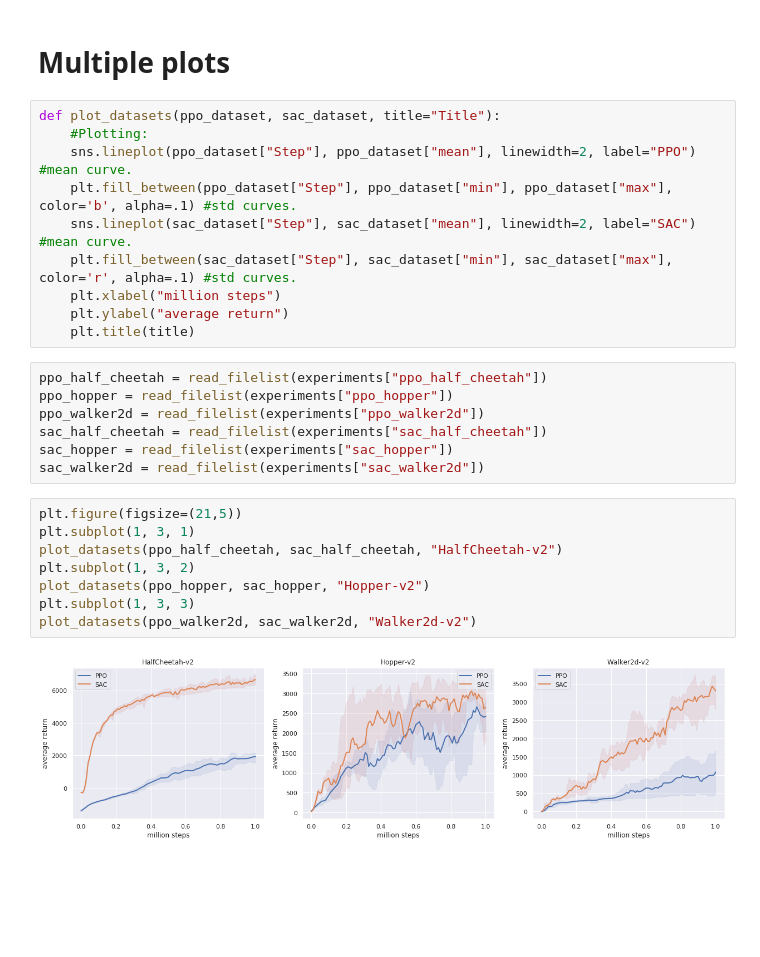
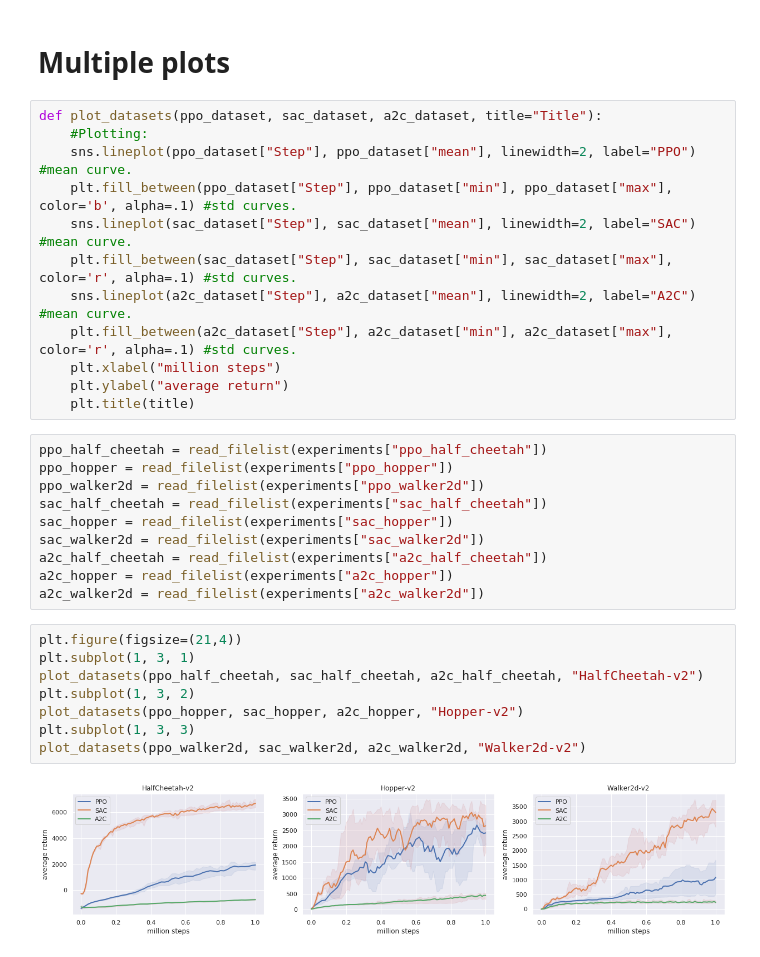
Before and after one commit to raznem/sac_ppo, a Jupyter notebook: notebooks/Plots.ipynb, the cells around one changed output. Drawn from its saved outputs; the diff is of its cells as text; blank space fills up the shorter version.

Commit message:
A2C plot

```diff
--- a/notebooks/Plots.ipynb
+++ b/notebooks/Plots.ipynb
@@ -99,12 +99,14 @@ Text(0, 0.5, 'average return')
 # %% [markdown]
 # Multiple plots
 # %%
-def plot_datasets(ppo_dataset, sac_dataset, title="Title"):
+def plot_datasets(ppo_dataset, sac_dataset, a2c_dataset, title="Title"):
     #Plotting:
     sns.lineplot(ppo_dataset["Step"], ppo_dataset["mean"], linewidth=2, label="PPO") #mean curve.
     plt.fill_between(ppo_dataset["Step"], ppo_dataset["min"], ppo_dataset["max"], color='b', alpha=.1) #std curves.
     sns.lineplot(sac_dataset["Step"], sac_dataset["mean"], linewidth=2, label="SAC") #mean curve.
     plt.fill_between(sac_dataset["Step"], sac_dataset["min"], sac_dataset["max"], color='r', alpha=.1) #std curves.
+    sns.lineplot(a2c_dataset["Step"], a2c_dataset["mean"], linewidth=2, label="A2C") #mean curve.
+    plt.fill_between(a2c_dataset["Step"], a2c_dataset["min"], a2c_dataset["max"], color='r', alpha=.1) #std curves.
     plt.xlabel("million steps")
     plt.ylabel("average return")
     plt.title(title)
@@ -115,13 +117,16 @@ ppo_walker2d = read_filelist(experiments["ppo_walker2d"])
 sac_half_cheetah = read_filelist(experiments["sac_half_cheetah"])
 sac_hopper = read_filelist(experiments["sac_hopper"])
 sac_walker2d = read_filelist(experiments["sac_walker2d"])
+a2c_half_cheetah = read_filelist(experiments["a2c_half_cheetah"])
+a2c_hopper = read_filelist(experiments["a2c_hopper"])
+a2c_walker2d = read_filelist(experiments["a2c_walker2d"])
 # %%
-plt.figure(figsize=(21,5))
+plt.figure(figsize=(21,4))
 plt.subplot(1, 3, 1)
-plot_datasets(ppo_half_cheetah, sac_half_cheetah, "HalfCheetah-v2")
+plot_datasets(ppo_half_cheetah, sac_half_cheetah, a2c_half_cheetah, "HalfCheetah-v2")
 plt.subplot(1, 3, 2)
-plot_datasets(ppo_hopper, sac_hopper, "Hopper-v2")
+plot_datasets(ppo_hopper, sac_hopper, a2c_hopper, "Hopper-v2")
 plt.subplot(1, 3, 3)
-plot_datasets(ppo_walker2d, sac_walker2d, "Walker2d-v2")
+plot_datasets(ppo_walker2d, sac_walker2d, a2c_walker2d, "Walker2d-v2")
 # %% [output]
-[figure, old version]
+[figure, new version]
```
